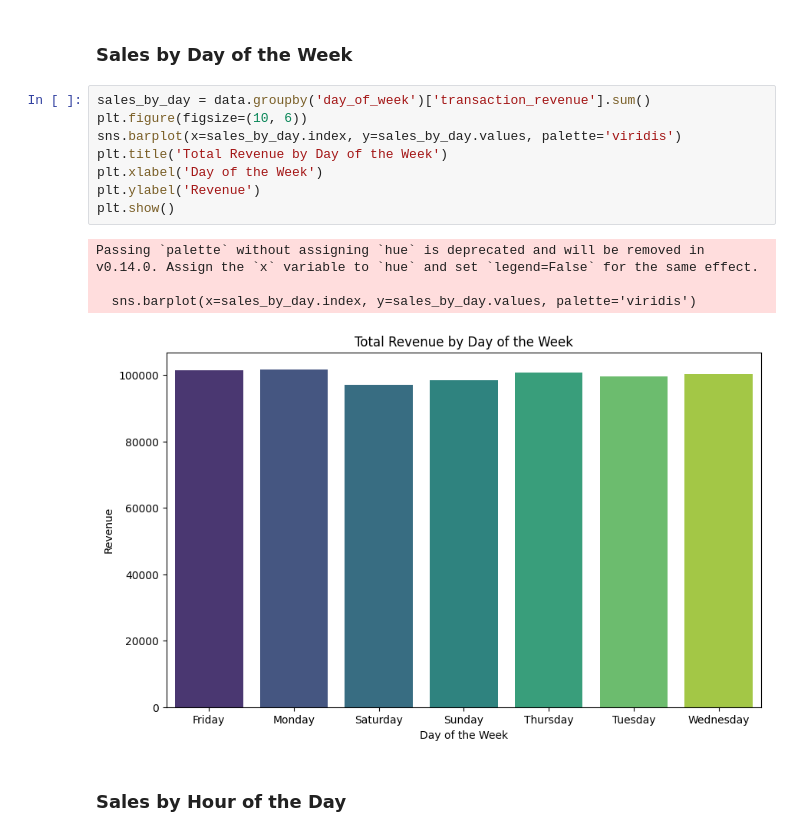
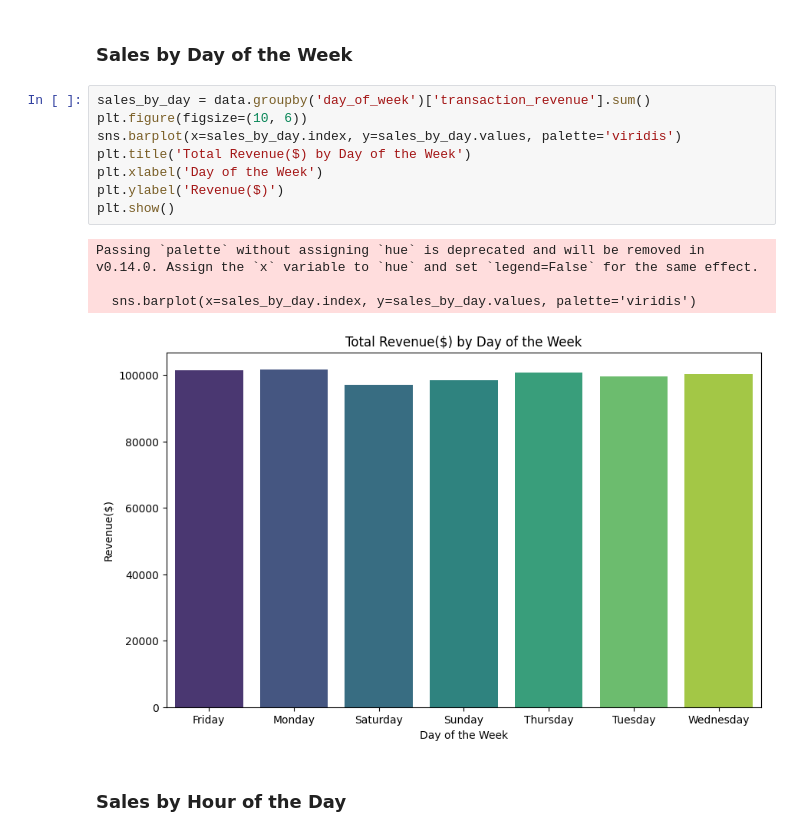
Before and after one commit to Hasibur013/Data-Hackathon, a Jupyter notebook: data_hackathon_visualize.ipynb, the cells around one changed output. Drawn from its saved outputs; the diff is of its cells as text.

```diff
--- a/data_hackathon_visualize.ipynb
+++ b/data_hackathon_visualize.ipynb
@@ -162,16 +160,16 @@ data['transaction_hour'] = pd.to_datetime(data['transaction_time'], format='%H:%
 # %%
 sales_by_day = data.groupby('day_of_week')['transaction_revenue'].sum()
 plt.figure(figsize=(10, 6))
 sns.barplot(x=sales_by_day.index, y=sales_by_day.values, palette='viridis')
-plt.title('Total Revenue by Day of the Week')
+plt.title('Total Revenue($) by Day of the Week')
 plt.xlabel('Day of the Week')
-plt.ylabel('Revenue')
+plt.ylabel('Revenue($)')
 plt.show()
 # %% [output]
 Passing `palette` without assigning `hue` is deprecated and will be removed in v0.14.0. Assign the `x` variable to `hue` and set `legend=False` for the same effect.
 
   sns.barplot(x=sales_by_day.index, y=sales_by_day.values, palette='viridis')
-[figure, old version]
+[figure, new version]
 # %% [markdown]
 ### Sales by Hour of the Day
 # %%
```
Also changed, not shown: parts of 24 cells of this notebook, 2 other files.
